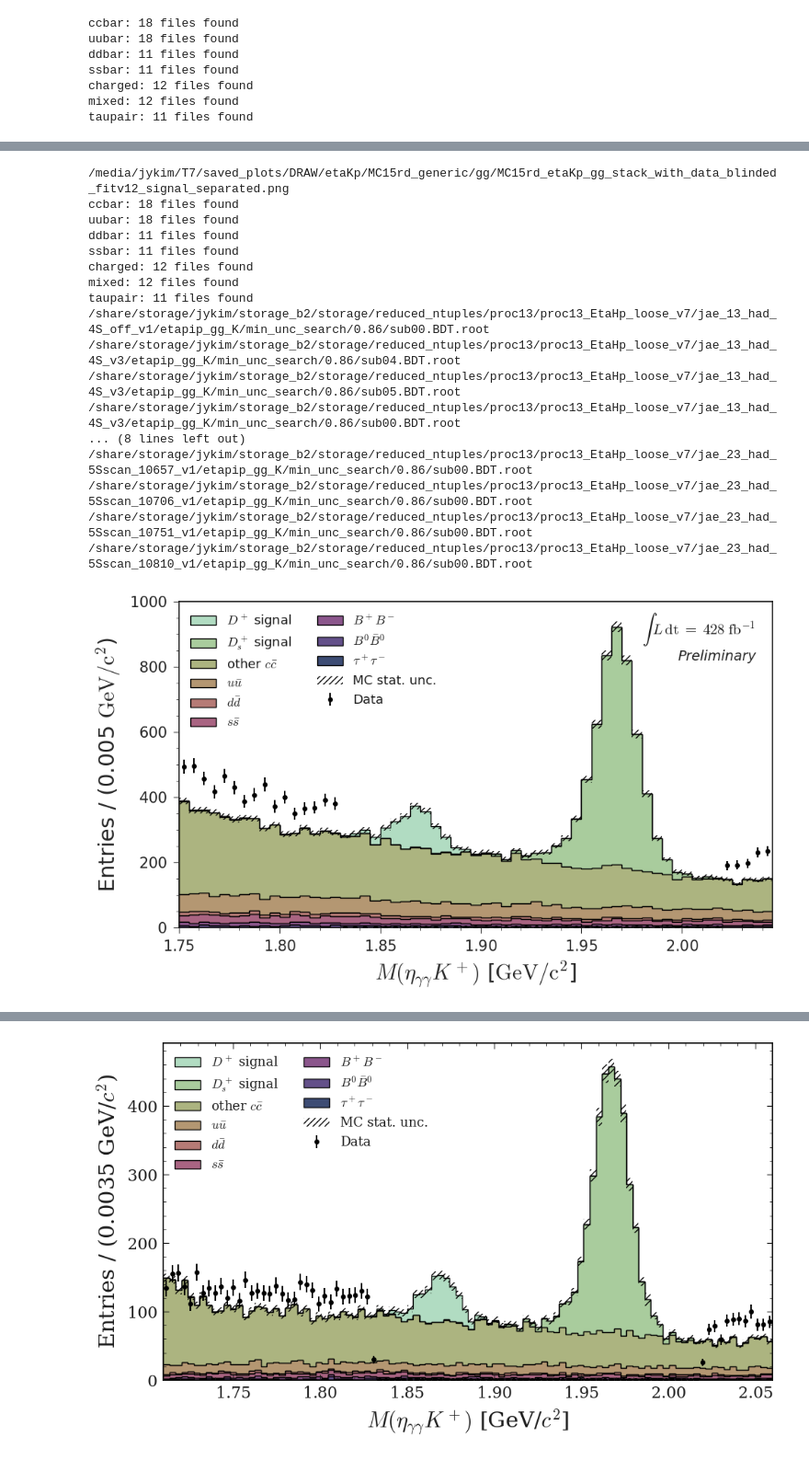
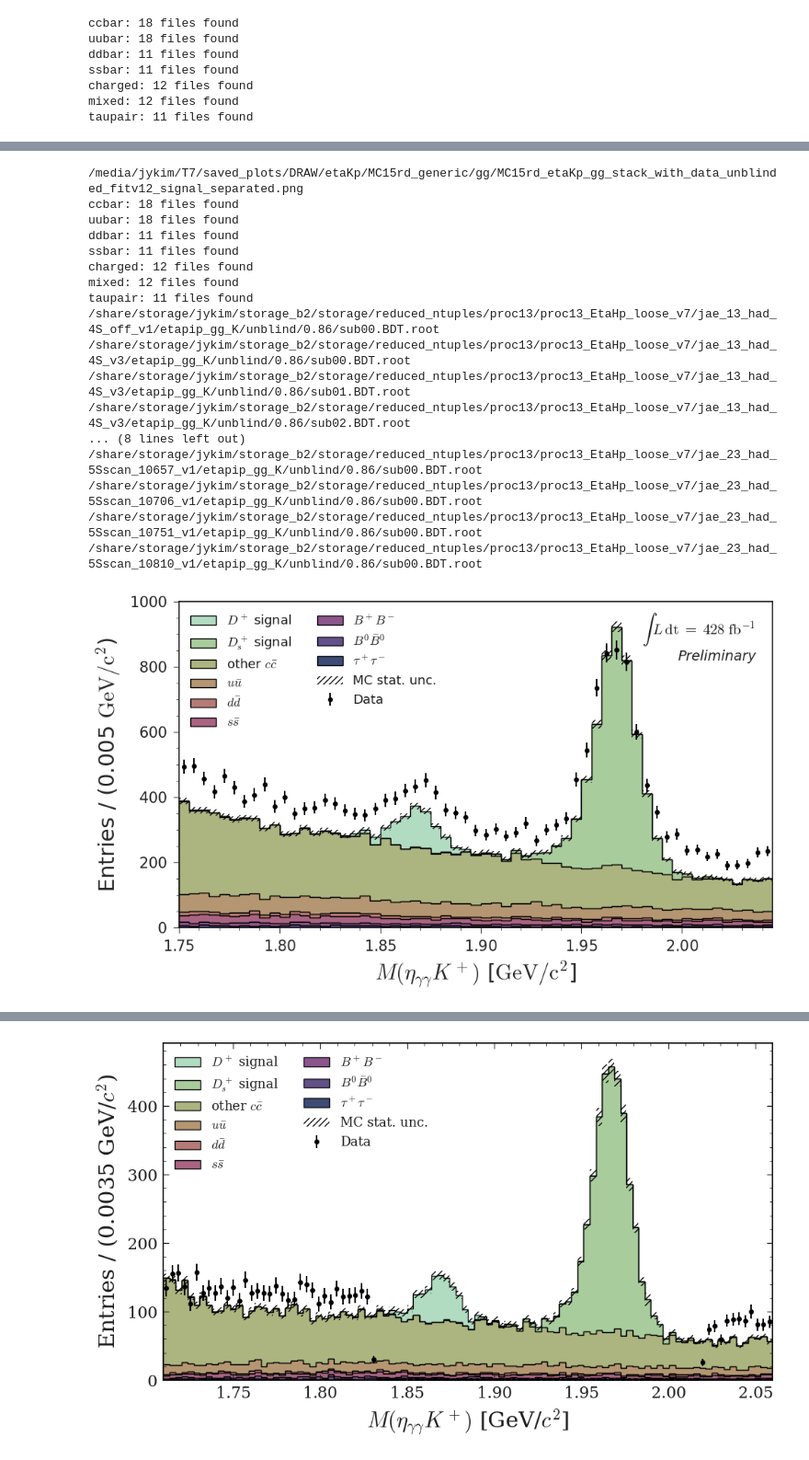
Before and after one commit to jykim-physics/DRAW_and_FITTING, a Jupyter notebook: main/Dpetapip/draw/after_BDT/proc13_etaKp_gg.ipynb, the cells around one changed output, grey strips where cells are left out. Shown at 92% size. Cells and saved outputs as stored; diff of their text form; code cells hidden in the pictures.

```diff
--- a/main/Dpetapip/draw/after_BDT/proc13_etaKp_gg.ipynb
+++ b/main/Dpetapip/draw/after_BDT/proc13_etaKp_gg.ipynb
@@ -62,7 +63,7 @@ def load_data_files(data_dir_list, tree, cut, variables):
     for d in data_dir_list:
         # print(os.path.join(d, f"{tree}","min_unc_search", f"{bdt_cut}", "*BDT.root"))
         # for file in glob.glob(os.path.join(d, f"{tree}","min_unc_search", f"{bdt_cut}", "*BDT.root")):
-        for file in glob.glob(os.path.join(d, f"{tree}","no_bdt_no_pi0veto", f"{bdt_cut}", "*BDT.root")):
+        for file in glob.glob(os.path.join(d, f"{tree}","no_bdt_no_pi0veto_unblind", f"{bdt_cut}", "*BDT.root")):
 
             print(file)
             try:
@@ -120,7 +121,10 @@ os.makedirs(plot_dir, exist_ok=True)
 tree = "etapip_gg_K"
 # cut = "Dp_M>0 & rank_Dp_chiProb==1 & (Dp_M<1.83 | Dp_M>2.02)"
 # cut = "Dp_M>0 & rank_Dp_chiProb==1 & (Dp_M<1.83 | Dp_M>2.02) &  dM_pi0_mask_nonan>0.011 & dM_pi0_mask_2_nonan>0.011"
-cut = "Dp_M>0 & rank_Dp_chiProb==1 & (Dp_M<1.83 | Dp_M>2.02) &  dM_pi0_mask_nonan>0.011 & dM_pi0_mask_2_nonan>0.011 & BDT > 0.86"
+# cut = "Dp_M>0 & rank_Dp_chiProb==1 & (Dp_M<1.83 | Dp_M>2.02)  & BDT > 0.86"
+# cut = "Dp_M>0 & rank_Dp_chiProb==1 & (Dp_M<1.83 | Dp_M>2.02) &  dM_pi0_mask_nonan>0.011 & dM_pi0_mask_2_nonan>0.011 & BDT > 0.86"
+cut = "Dp_M>0 & rank_Dp_chiProb==1  &  dM_pi0_mask_nonan>0.011 & dM_pi0_mask_2_nonan>0.011 & BDT > 0.86"
+
 
 # variables = ["Dp_M", "ds_weight", "rank_Dp_chiProb", "ROE_Mgg_mask", "ROE_Mgg_mask_2", "etapip_gg_K_Eta_M_bf", "etapip_gg_K_Eta_InvM_bf"]
 variables = ["Dp_M", "rank_Dp_chiProb", "ROE_Mgg_mask", "ROE_Mgg_mask_2", "etapip_gg_K_Eta_M_bf", "etapip_gg_K_Eta_InvM_bf", "BDT", "dM_pi0_mask_nonan", "dM_pi0_mask_2_nonan"]
@@ -254,7 +258,7 @@ bins = (0.52,0.570)
 nbins = 100
 
 xlabel = r"$M(\eta_{\gamma\gamma})$ [GeV/$c^2$]"
-output = os.path.join(plot_dir, "MC15rd_etaKp_gg_stack_with_data_blinded_fitv12_yes_bdt_yes_pi0veto_Eta_M_bf.png")
+output = os.path.join(plot_dir, "MC15rd_etaKp_gg_stack_with_data_unblinded_fitv12_yes_bdt_yes_pi0veto_Eta_M_bf.png")
 print(output)
 
 plot_stack_with_data(mc_data, tag_order, labels, data_df, var, bins, nbins, xlabel, output)
@@ -348,7 +352,8 @@ def load_data_files(data_dir_list, tree, cut, variables):
     dfs = []
     for d in data_dir_list:
         # print(os.path.join(d, f"{tree}","min_unc_search", f"{bdt_cut}", "*BDT.root"))
-        for file in glob.glob(os.path.join(d, f"{tree}","min_unc_search", f"{bdt_cut}", "*BDT.root")):
+        # for file in glob.glob(os.path.join(d, f"{tree}","min_unc_search", f"{bdt_cut}", "*BDT.root")):
+        for file in glob.glob(os.path.join(d, f"{tree}","unblind", f"{bdt_cut}", "*BDT.root")):
             print(file)
             try:
                 dfs.append(get_pd(file=file, tree=tree, base_filter=cut, variables=variables))
@@ -382,7 +387,7 @@ def plot_stack_with_data(dataframes, tag_order, labels, data_df, var, bins, xlab
     ax.bar(bin_centers, 2*np.sqrt(sum_w2), width=bin_width, bottom=sum_w - np.sqrt(sum_w2),
            color='black', hatch='////', fill=False, lw=0, label="MC stat. unc.")
 
-    if data_df!=None:
+    if data_df is not None:
         # Data points
         data_hist, _ = np.histogram(data_df[var], bins=xbins)
         ax.errorbar(bin_centers, data_hist, yerr=np.sqrt(data_hist), fmt='ko', markersize=4, label="Data")
@@ -423,7 +428,7 @@ bins = (1.71, 2.06)
 bins = (1.75,2.045)
 
 xlabel = r"$M(\eta_{\gamma\gamma}K^+)$ [$\mathrm{GeV/c^2}$]"
-output = os.path.join(plot_dir, "MC15rd_etaKp_gg_stack_with_data_blinded_fitv12_signal_separated.png")
+output = os.path.join(plot_dir, "MC15rd_etaKp_gg_stack_with_data_unblinded_fitv12_signal_separated.png")
 # output = "test.png"
 print(output)
 # MC 설정
@@ -443,41 +448,41 @@ mc_data = load_root_files(mc_dirs, tags, tree, cut, variables, bdt_cut)
 
 # 실데이터
 data_base = "/share/storage/jykim/storage_b2/storage/reduced_ntuples/proc13/proc13_EtaHp_loose_v7"
 # data_dirs = [f"{data_base}/{d}/{tree}/min_unc_search/0.86" for d in [
 #     "jae_13_had_4S_off_v1", "jae_13_had_4S_v3", "jae_23_had_4S_off_v1", "jae_23_had_4S_v1",
 #     "jae_23_had_5Sscan_10657_v1", "jae_23_had_5Sscan_10706_v1", "jae_23_had_5Sscan_10751_v1", "jae_23_had_5Sscan_10810_v1"
 # ]]
 data_dirs = [
     f"{data_base}/jae_13_had_4S_off_v1",
     f"{data_base}/jae_13_had_4S_v3",
     f"{data_base}/jae_23_had_4S_off_v1",
     f"{data_base}/jae_23_had_4S_v1",
     f"{data_base}/jae_23_had_5Sscan_10657_v1",
     f"{data_base}/jae_23_had_5Sscan_10706_v1",
     f"{data_base}/jae_23_had_5Sscan_10751_v1",
     f"{data_base}/jae_23_had_5Sscan_10810_v1",
 ]
 data_df = load_data_files(data_dirs, tree, cut, var)
 
 # 플롯
 plot_stack_with_data(mc_data, tag_order, labels, data_df, 'Dp_M', bins, xlabel, output)
 # %% [output]
-/media/jykim/T7/saved_plots/DRAW/etaKp/MC15rd_generic/gg/MC15rd_etaKp_gg_stack_with_data_blinded_fitv12_signal_separated.png
+/media/jykim/T7/saved_plots/DRAW/etaKp/MC15rd_generic/gg/MC15rd_etaKp_gg_stack_with_data_unblinded_fitv12_signal_separated.png
 ccbar: 18 files found
 uubar: 18 files found
 ddbar: 11 files found
 ssbar: 11 files found
 charged: 12 files found
 mixed: 12 files found
 taupair: 11 files found
-/share/storage/jykim/storage_b2/storage/reduced_ntuples/proc13/proc13_EtaHp_loose_v7/jae_13_had_4S_off_v1/etapip_gg_K/min_unc_search/0.86/sub00.BDT.root
-/share/storage/jykim/storage_b2/storage/reduced_ntuples/proc13/proc13_EtaHp_loose_v7/jae_13_had_4S_v3/etapip_gg_K/min_unc_search/0.86/sub04.BDT.root
-/share/storage/jykim/storage_b2/storage/reduced_ntuples/proc13/proc13_EtaHp_loose_v7/jae_13_had_4S_v3/etapip_gg_K/min_unc_search/0.86/sub05.BDT.root
-/share/storage/jykim/storage_b2/storage/reduced_ntuples/proc13/proc13_EtaHp_loose_v7/jae_13_had_4S_v3/etapip_gg_K/min_unc_search/0.86/sub00.BDT.root
+/share/storage/jykim/storage_b2/storage/reduced_ntuples/proc13/proc13_EtaHp_loose_v7/jae_13_had_4S_off_v1/etapip_gg_K/unblind/0.86/sub00.BDT.root
+/share/storage/jykim/storage_b2/storage/reduced_ntuples/proc13/proc13_EtaHp_loose_v7/jae_13_had_4S_v3/etapip_gg_K/unblind/0.86/sub00.BDT.root
+/share/storage/jykim/storage_b2/storage/reduced_ntuples/proc13/proc13_EtaHp_loose_v7/jae_13_had_4S_v3/etapip_gg_K/unblind/0.86/sub01.BDT.root
+/share/storage/jykim/storage_b2/storage/reduced_ntuples/proc13/proc13_EtaHp_loose_v7/jae_13_had_4S_v3/etapip_gg_K/unblind/0.86/sub02.BDT.root
 ... (8 lines left out)
-/share/storage/jykim/storage_b2/storage/reduced_ntuples/proc13/proc13_EtaHp_loose_v7/jae_23_had_5Sscan_10657_v1/etapip_gg_K/min_unc_search/0.86/sub00.BDT.root
-/share/storage/jykim/storage_b2/storage/reduced_ntuples/proc13/proc13_EtaHp_loose_v7/jae_23_had_5Sscan_10706_v1/etapip_gg_K/min_unc_search/0.86/sub00.BDT.root
-/share/storage/jykim/storage_b2/storage/reduced_ntuples/proc13/proc13_EtaHp_loose_v7/jae_23_had_5Sscan_10751_v1/etapip_gg_K/min_unc_search/0.86/sub00.BDT.root
-/share/storage/jykim/storage_b2/storage/reduced_ntuples/proc13/proc13_EtaHp_loose_v7/jae_23_had_5Sscan_10810_v1/etapip_gg_K/min_unc_search/0.86/sub00.BDT.root
+/share/storage/jykim/storage_b2/storage/reduced_ntuples/proc13/proc13_EtaHp_loose_v7/jae_23_had_5Sscan_10657_v1/etapip_gg_K/unblind/0.86/sub00.BDT.root
+/share/storage/jykim/storage_b2/storage/reduced_ntuples/proc13/proc13_EtaHp_loose_v7/jae_23_had_5Sscan_10706_v1/etapip_gg_K/unblind/0.86/sub00.BDT.root
+/share/storage/jykim/storage_b2/storage/reduced_ntuples/proc13/proc13_EtaHp_loose_v7/jae_23_had_5Sscan_10751_v1/etapip_gg_K/unblind/0.86/sub00.BDT.root
+/share/storage/jykim/storage_b2/storage/reduced_ntuples/proc13/proc13_EtaHp_loose_v7/jae_23_had_5Sscan_10810_v1/etapip_gg_K/unblind/0.86/sub00.BDT.root
-[figure, old version]
+[figure, new version]
 # %%
```
Also changed, not shown: parts of 7 cells of this notebook, 6 other files.
